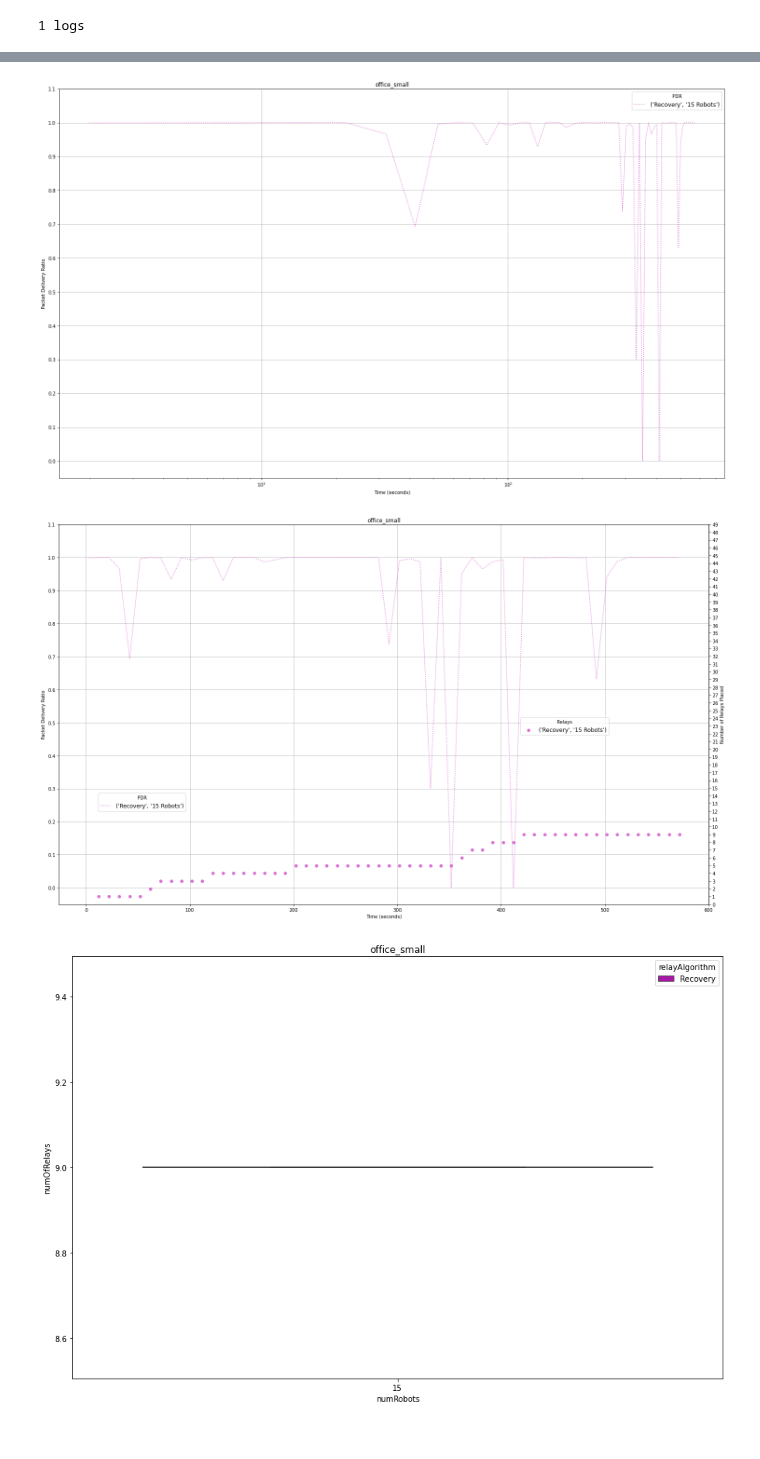
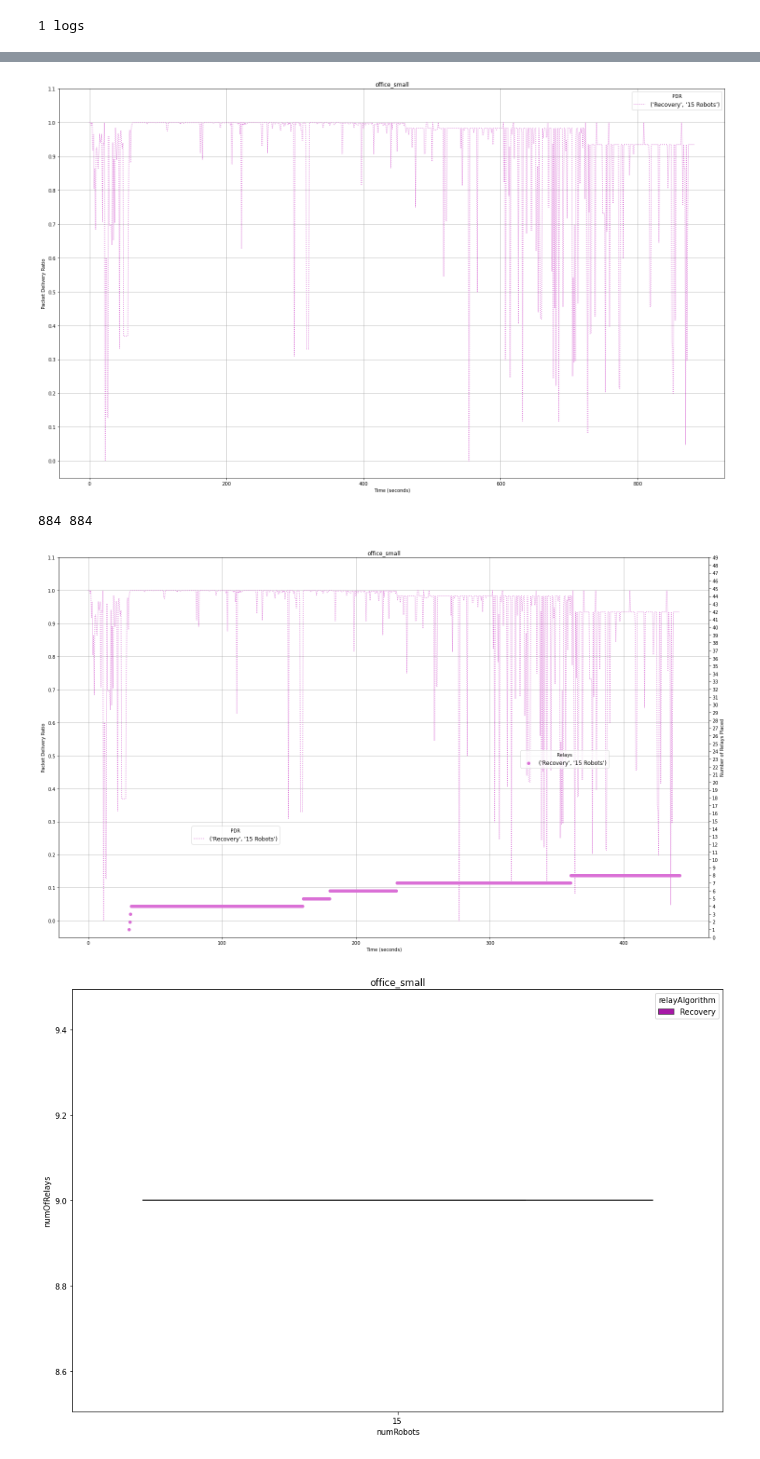
Before and after one commit to openwsn-berkeley/Atlas, a Jupyter notebook: AtlasAnalysis.ipynb, the cells around one changed output, grey strips where cells are left out. Drawn from its saved outputs; the diff is of its cells as text; code cells hidden in the pictures.

```diff
--- a/AtlasAnalysis.ipynb
+++ b/AtlasAnalysis.ipynb
@@ -23,7 +23,7 @@ import ast
 
 pp       =  pprint.PrettyPrinter(compact=True)
 
-LOGFILES =  glob.glob('logs/razanne_1_220926171401.json' )
+LOGFILES =  glob.glob('logs/razanne_1_220928160316.json' )
 
 print(len(LOGFILES),"logs")
 
@@ -340,7 +340,7 @@ for floorplan in floorplans:
                 toPlot[value]["yerr"]    += [h]
                 toPlot[value]["y1err"]   += [m-h]
                 toPlot[value]["y2err"]   += [m+h]
-            x                             = np.arange(2, maxtime+10, 10)
+            x                             = np.arange(0, (maxtime*2)+1)
             y                             = toPlot[value]["mean"]
             yerr                          = toPlot[value]["yerr"]
             lines[(floorplan, value)]     = ax.errorbar(x, y, ecolor="gainsboro", linestyle=linestyles[relayAlgorithm],color=linecolors[(value, relayAlgorithm)],label=(relayAlgorithm, str(value)+" Robots"))
@@ -349,7 +349,7 @@ for floorplan in floorplans:
     #convert x-axis to Logarithmic scale
     ax.grid(True)
     plt.title(floorplan)
-    plt.xscale("log")
+    #plt.xscale("log")
     plt.xlabel("Time (seconds)")
     ax.set_yticks(np.arange(0.8, 1.2, 0.1))
     plt.ylabel("Packet Delivery Ratio")
@@ -433,7 +433,7 @@ for floorplan in floorplans:
                 toPlot[value]["yerr"]    += [h]
                 toPlot[value]["y1err"]   += [m-h]
                 toPlot[value]["y2err"]   += [m+h]
-            x                             = np.arange(2, maxtime+10, 10)
+            x                             = np.arange(0, (maxtime*2)+1)
             y                             = toPlot[value]["mean"]
             yerr                          = toPlot[value]["yerr"]
             lines[(floorplan, value)]     = ax.errorbar(x, y, ecolor="gainsboro", linestyle=linestyles[relayAlgorithm],color=linecolors[(value, relayAlgorithm)],label=(relayAlgorithm, str(value)+" Robots"))
@@ -441,7 +441,7 @@ for floorplan in floorplans:
 
     #convert x-axis to Logarithmic scale
     ax.grid(True)
-    plt.xscale("log")
+    #plt.xscale("log")
     plt.title(floorplan)
     plt.xlabel("Time (seconds)")
     ax.set_yticks(np.arange(0, 1.2, 0.1))
@@ -451,7 +451,7 @@ for floorplan in floorplans:
     alllinesfill = linesfill
     plt.show()
 # %% [output]
-[figure, old version]
+[figure, new version]
 # %%
 #============ Plot minimum PDR as Relays are placed with time
 import math
@@ -547,36 +547,38 @@ for floorplan in floorplans:
                 toPlot[value]["ryerr"]    += [rh]
                 toPlot[value]["ry1err"]   += [rm-rh]
                 toPlot[value]["ry2err"]   += [rm+rh]
 
 
-            x                             = np.arange(2, maxtime+10, 10)
+            x                             = np.arange(0, maxtime+0.5, 0.5)
             y                             = toPlot[value]["mean"]
+            print(len(x), len(y))
             yerr                          = toPlot[value]["yerr"]
             lines[(floorplan, value)]     = ax.errorbar(x, y, linestyle=linestyles[relayAlgorithm],color=linecolors[(value, relayAlgorithm)],label=(relayAlgorithm, str(value)+" Robots"))
             linesfill[(floorplan, value)] = ax.fill_between(x, toPlot[value]["y1err"], toPlot[value]["y2err"] ,alpha=0.3, facecolor=linecolors[(value, relayAlgorithm)])
 
-            rx                             = np.arange(2, maxtime+10, 10)
+            rx                             = np.arange(0, maxtime+0.5, 0.5)
             ry                             = toPlot[value]["rmean"]
             ryerr                          = toPlot[value]["ryerr"]
             rlines[(floorplan, value)]     = ax2.scatter(rx, ry, c=linecolors[(value, relayAlgorithm)],label=(relayAlgorithm, str(value)+" Robots"))
             rlinesfill[(floorplan, value)] = ax2.fill_between(x, toPlot[value]["ry1err"], toPlot[value]["ry2err"] ,alpha=0.5, facecolor=linecolors[(value, relayAlgorithm)])
 
     #convert x-axis to Logarithmic scale
     ax.grid(True)
     plt.title(floorplan)
     #plt.xscale("log")
     ax.set_xlabel("Time (seconds)")
     ax.set_yticks(np.arange(0, 1.2, 0.1))
     ax2.yaxis.set_ticks(np.arange(0, 50))
     ax.set_ylabel("Packet Delivery Ratio")
     ax2.set_ylabel('Number of Relays Placed')
     ax.legend(bbox_to_anchor=(0.2, 0.3), title="PDR",fontsize='large', fancybox=True)
     ax2.legend(bbox_to_anchor=(0.85, 0.5), title="Relays", fontsize='large', fancybox=True)
     ralllines     = rlines
     ralllinesfill = rlinesfill
     plt.show()
 # %% [output]
+884 884
-[figure, old version]
+[figure, new version]
 # %%
 #============ Relays
 plt.rcParams['pdf.fonttype']   = 42
```
Also changed, not shown: parts of 4 cells of this notebook, 1 other file.
